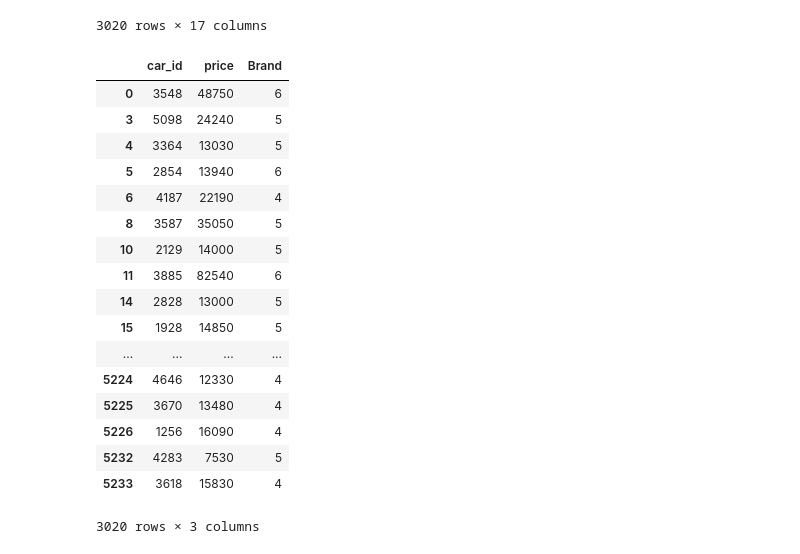
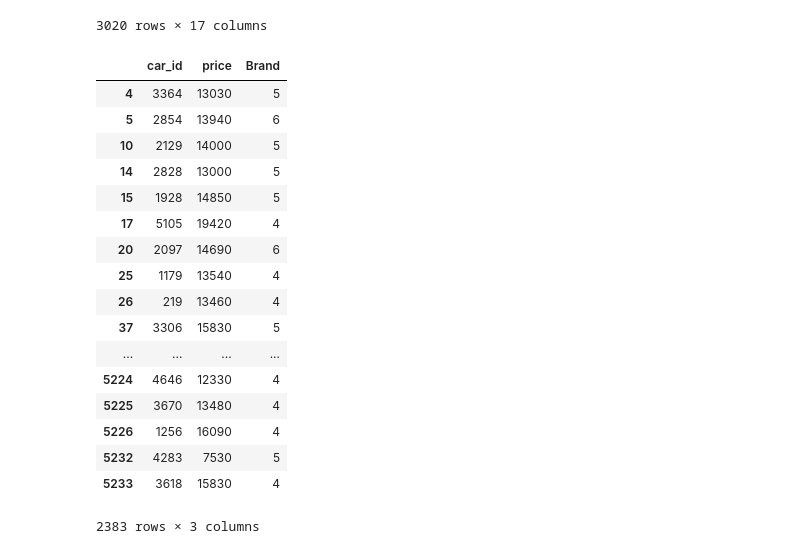
Before and after one commit to pbhatt48/PythonForDataScienceAndCloudComputing, a Jupyter notebook: PandasFundamentalB.ipynb, the cells around one changed output. Cells and saved outputs as stored; diff of their text form; code cells hidden in the pictures.

```diff
--- a/PandasFundamentalB.ipynb
+++ b/PandasFundamentalB.ipynb
@@ -1084,23 +1084,24 @@ cars_brand
 3020 rows × 17 columns
 # %%
 cars_brand = cars[(cars.Brand.isin(L))][['car_id','price','Brand']]
-cars_brand_cheap = cars_brand[(cars_brand.pr)]
+cars_brand_cheap = cars_brand[(cars_brand.price < 20000)]
+cars_brand_cheap
 # %% [output]
 |  | car_id | price | Brand |
-| 0 | 3548 | 48750 | 6 |
-| 3 | 5098 | 24240 | 5 |
 | 4 | 3364 | 13030 | 5 |
 | 5 | 2854 | 13940 | 6 |
-| 6 | 4187 | 22190 | 4 |
-| 8 | 3587 | 35050 | 5 |
 | 10 | 2129 | 14000 | 5 |
-| 11 | 3885 | 82540 | 6 |
 | 14 | 2828 | 13000 | 5 |
 | 15 | 1928 | 14850 | 5 |
+| 17 | 5105 | 19420 | 4 |
+| 20 | 2097 | 14690 | 6 |
+| 25 | 1179 | 13540 | 4 |
+| 26 | 219 | 13460 | 4 |
+| 37 | 3306 | 15830 | 5 |
 | ... | ... | ... | ... |
 | 5224 | 4646 | 12330 | 4 |
 | 5225 | 3670 | 13480 | 4 |
 | 5226 | 1256 | 16090 | 4 |
 | 5232 | 4283 | 7530 | 5 |
 | 5233 | 3618 | 15830 | 4 |
-3020 rows × 3 columns
+2383 rows × 3 columns
```
